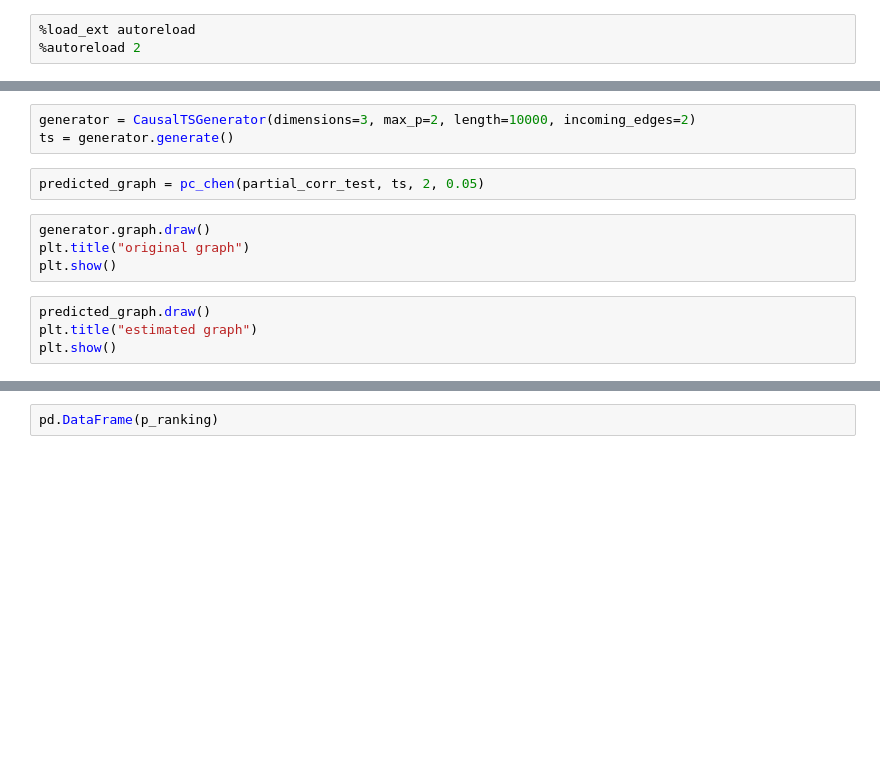
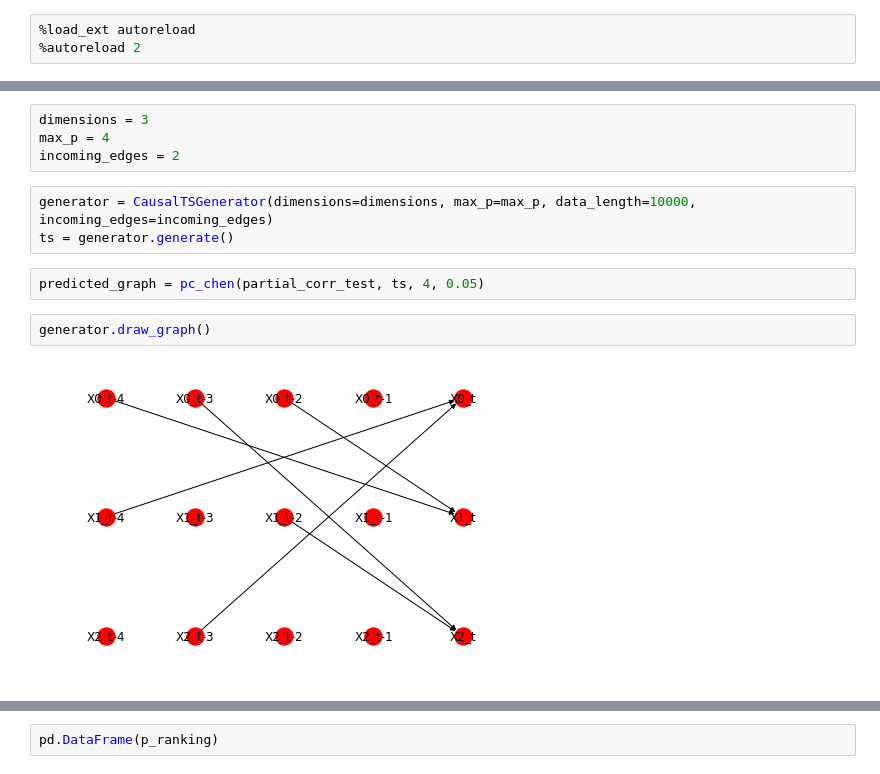
Before and after one commit to danthe96/CIoTS, a Jupyter notebook: simple_test.ipynb, the cells around one changed output, grey strips where cells are left out. Saved outputs shown, nothing was run; the diff lists cells and outputs as text; blank space fills up the shorter version.

Commit message:
Run simple test, add code for visualizing predicted graph

```diff
--- a/simple_test.ipynb
+++ b/simple_test.ipynb
@@ -12,13 +13,13 @@ from CIoTS.stat_tootls import partial_corr_test
+# %%
+dimensions = 3
+max_p = 4
+incoming_edges = 2
 # %%
-generator = CausalTSGenerator(dimensions=3, max_p=2, length=10000, incoming_edges=2)
+generator = CausalTSGenerator(dimensions=dimensions, max_p=max_p, data_length=10000, incoming_edges=incoming_edges)
 ts = generator.generate()
 # %%
-predicted_graph = pc_chen(partial_corr_test, ts, 2, 0.05)
+predicted_graph = pc_chen(partial_corr_test, ts, 4, 0.05)
-# %%
-generator.graph.draw()
-plt.title("original graph")
-plt.show()
-# %%
-predicted_graph.draw()
-plt.title("estimated graph")
-plt.show()
+# %%
+generator.draw_graph()
+# %% [output]
+[figure, added]
```
Also changed, not shown: parts of 4 cells of this notebook.
